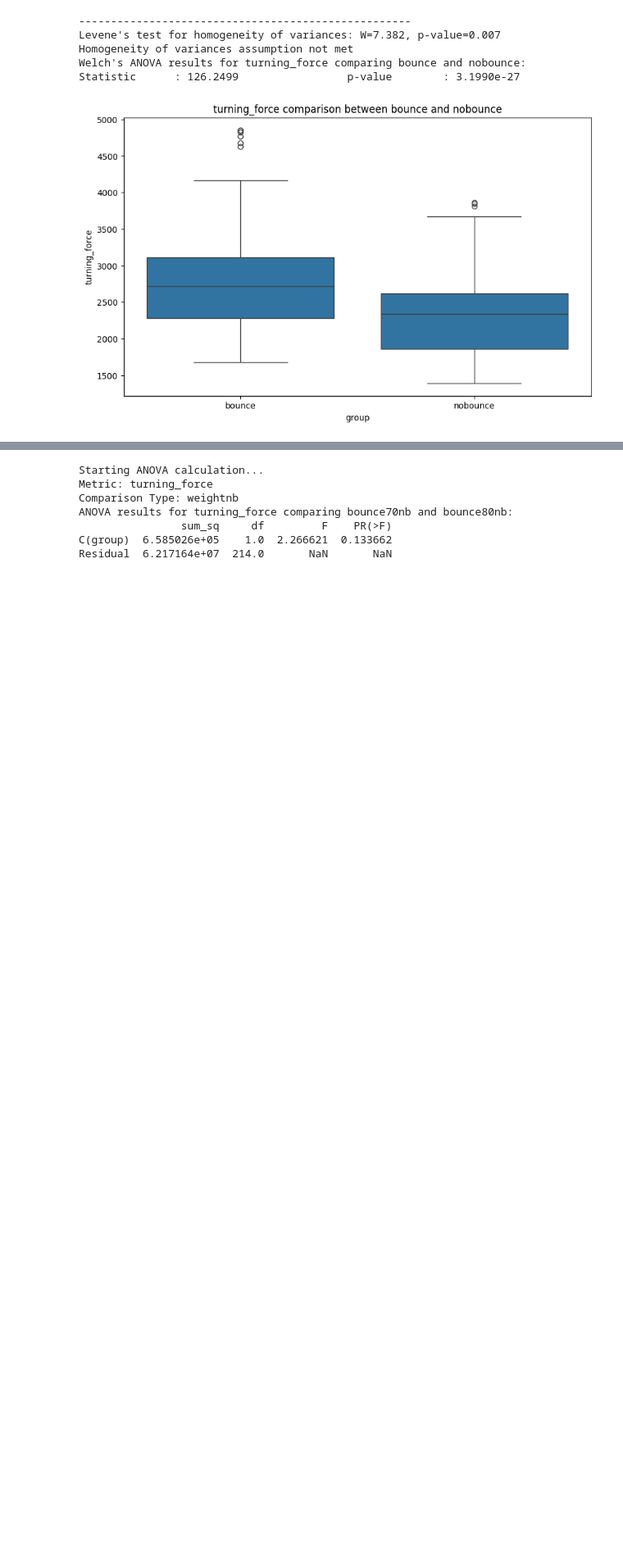
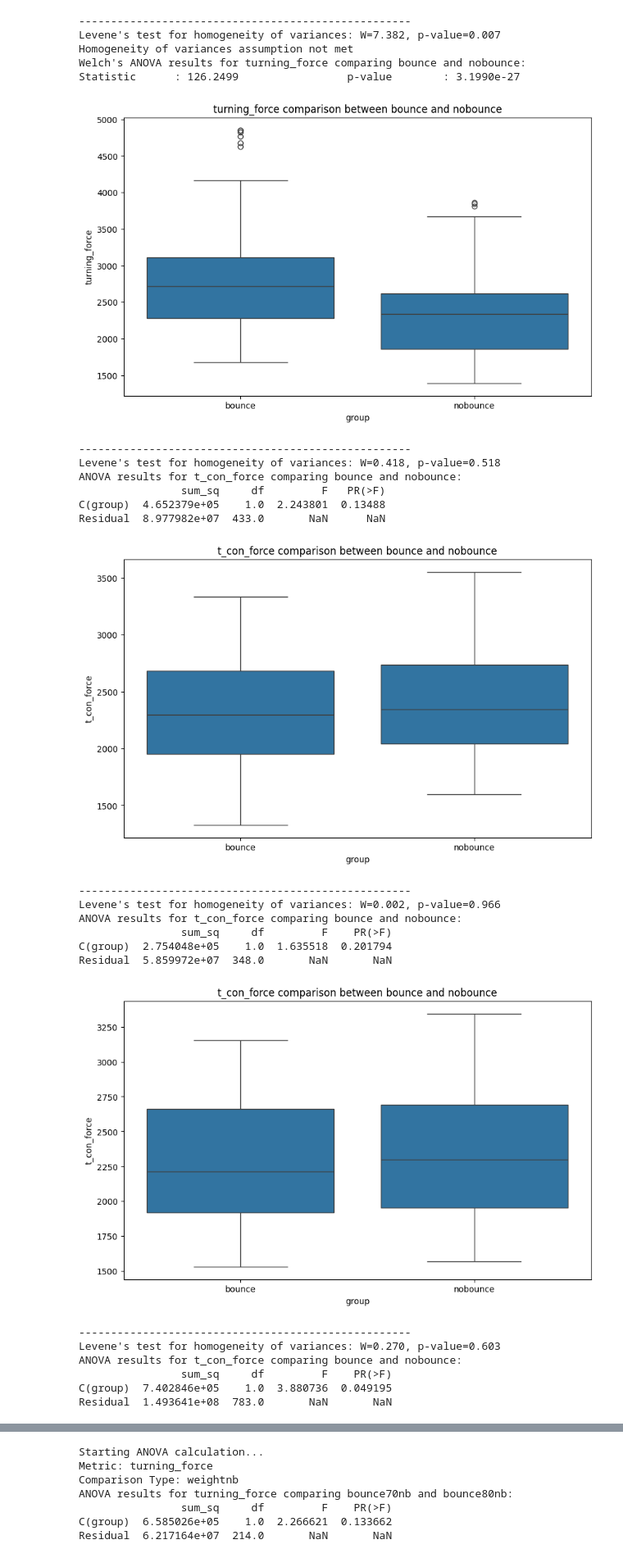
Before and after one commit to loieboi/BounceInsight, a Jupyter notebook: run.ipynb, the cells around one changed output, grey strips where cells are left out. Shown at 82% size. Cells and saved outputs as stored; diff of their text form; code cells hidden in the pictures; blank space fills up the shorter version.

Commit message:
feat: repeated ANOVA

```diff
--- a/run.ipynb
+++ b/run.ipynb
@@ -113,3 +117,28 @@ Homogeneity of variances assumption not met
 Welch's ANOVA results for turning_force comparing bounce and nobounce:
 Statistic      : 126.2499                 p-value        : 3.1990e-27
 [figure]
+# %%
+insight.run_statistics(analysis_type='anova', comparison_type='b_nb_weight', metric='t_con_force')
+insight.run_statistics(analysis_type='anova', comparison_type='b_nb_speed', metric='t_con_force')
+insight.run_statistics(analysis_type='anova', comparison_type='b_nb_all', metric='t_con_force')
+# %% [output]
+----------------------------------------------------
+Levene's test for homogeneity of variances: W=0.418, p-value=0.518
+ANOVA results for t_con_force comparing bounce and nobounce:
+                sum_sq     df         F   PR(>F)
+C(group)  4.652379e+05    1.0  2.243801  0.13488
+Residual  8.977982e+07  433.0       NaN      NaN
+[figure, added]
+----------------------------------------------------
+Levene's test for homogeneity of variances: W=0.002, p-value=0.966
+ANOVA results for t_con_force comparing bounce and nobounce:
+                sum_sq     df         F    PR(>F)
+C(group)  2.754048e+05    1.0  1.635518  0.201794
+Residual  5.859972e+07  348.0       NaN       NaN
+[figure, added]
+----------------------------------------------------
+Levene's test for homogeneity of variances: W=0.270, p-value=0.603
+ANOVA results for t_con_force comparing bounce and nobounce:
+                sum_sq     df         F    PR(>F)
+C(group)  7.402846e+05    1.0  3.880736  0.049195
+Residual  1.493641e+08  783.0       NaN       NaN
```
Also changed, not shown: parts of 5 cells of this notebook, 2 other files.
